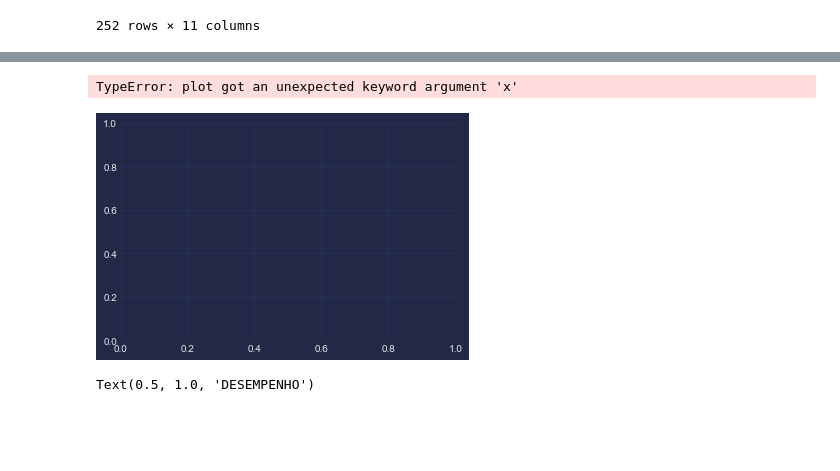
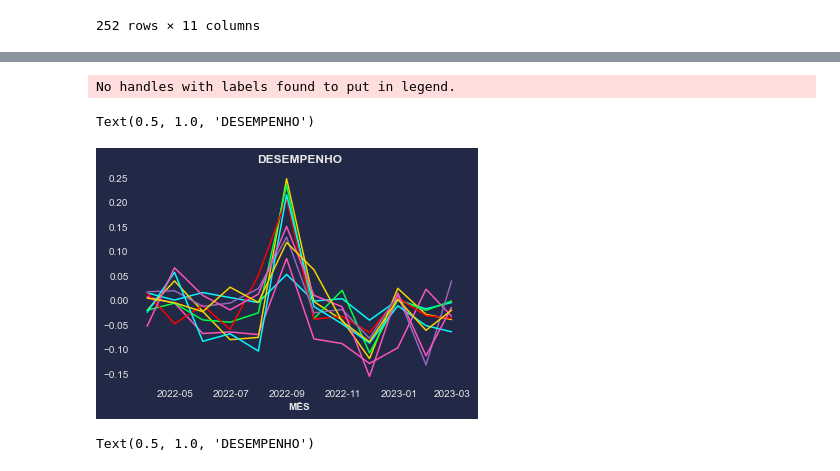
Before and after one commit to jrocarlos/reits_rank, a Jupyter notebook: reits_rank.ipynb, the cells around one changed output, grey strips where cells are left out. Drawn from its saved outputs; the diff is of its cells as text; code cells hidden in the pictures; blank space fills up the shorter version.

Commit message:
graph without grid

```diff
--- a/reits_rank.ipynb
+++ b/reits_rank.ipynb
@@ -414,15 +414,26 @@ dd
 | 2022-12-31 | 0.000992 | -0.096359 | 0.025005 | 0.001192 | 0.005588 | 0.011588 | -0.010533 | 0.015017 | 0.002718 |
 | 2023-01-31 | -0.016848 | 0.023154 | -0.028246 | -0.019838 | -0.030618 | -0.131285 | -0.051150 | -0.112536 | -0.060654 |
 | 2023-02-28 | -0.004032 | -0.031790 | -0.038699 | -0.000950 | -0.036420 | 0.039950 | -0.063653 | -0.014250 | -0.019581 |
-# %%
-#sns.heatmap(dd,annot=True)
-#dd.plot_monthly_heatmap()
-
-plt.style.use("cyberpunk")
-plt.plot(x='Date',y=dd['XFIX11.SA'])
-# %% [output]
-TypeError: plot got an unexpected keyword argument 'x'
-[figure, removed]
+# %%
+#sns.heatmap(dd,annot=True)
+#dd.plot_monthly_heatmap()
+
+plt.style.use("cyberpunk")
+plt.plot(dd.index,dd)
+plt.grid(which='minor', alpha=0.2)
+plt.grid(which='major', alpha=0.5)
+plt.legend(loc='best')
+#ax.set_label(y)
+#ax.set_xticks(ind,labels=x)
+#ax.bar_label(f, fmt='%.1f',padding=4, fontweight="bold")
+
+plt.xlabel('MÊS', fontweight="bold")
+plt.ylabel('VARIAÇÃO', fontweight="bold", visible=False)
+plt.title('DESEMPENHO', fontweight="bold")
+# %% [output]
+No handles with labels found to put in legend.
+Text(0.5, 1.0, 'DESEMPENHO')
+[figure, added]
 # %%
 fig, ax = plt.plot()
 plt.style.use("cyberpunk")
```
